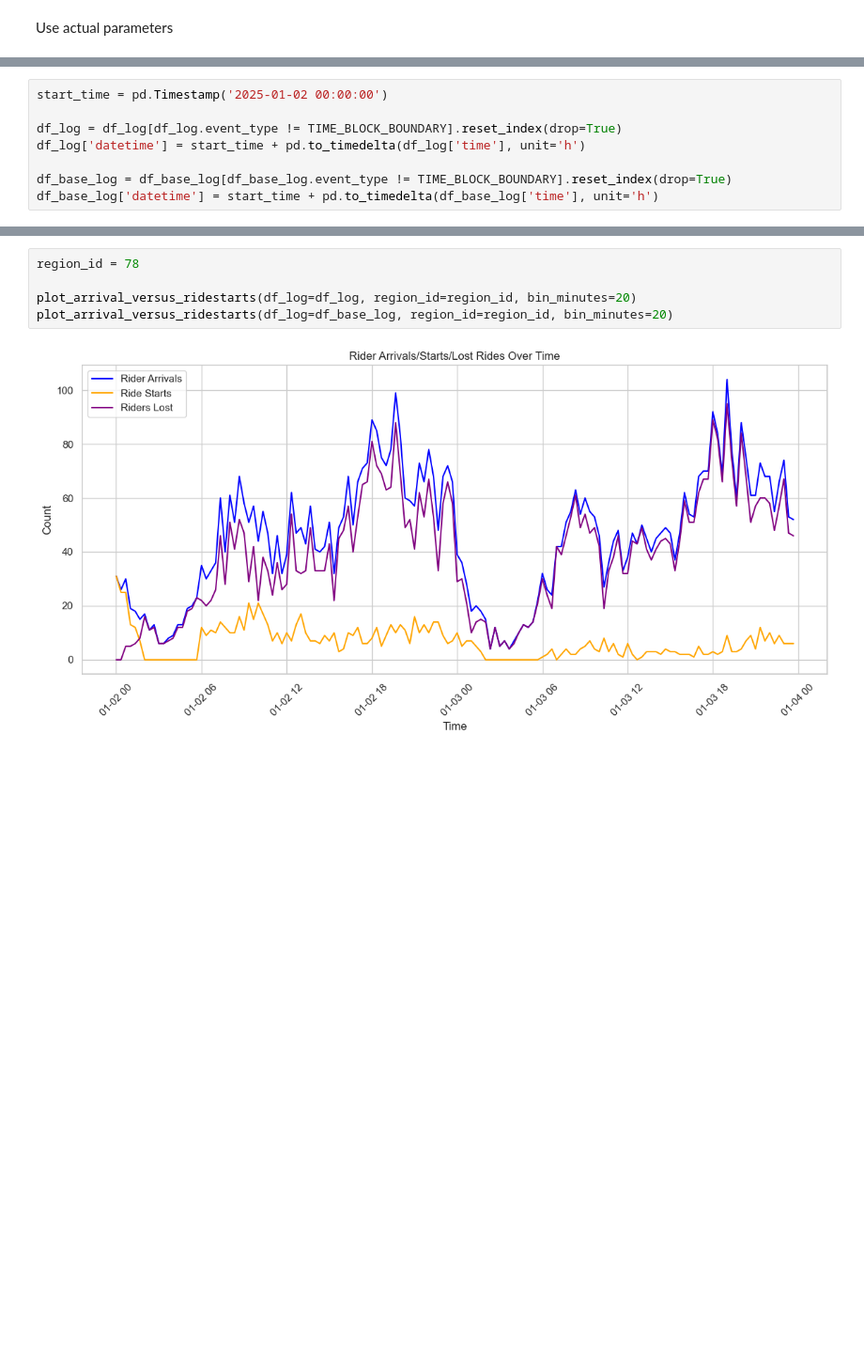
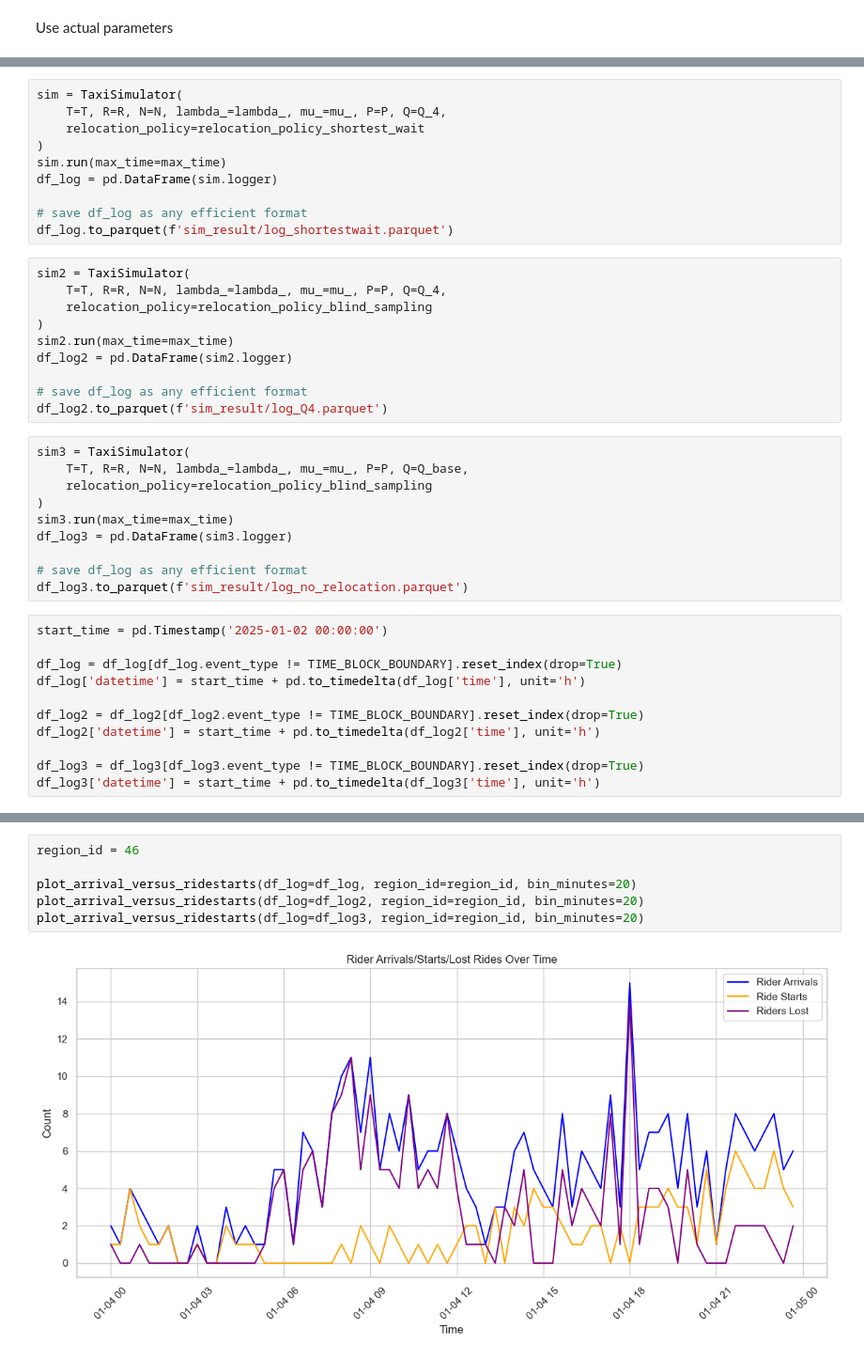
Before and after one commit to Readilyield/Robotaxi_Reposition_Project, a Jupyter notebook: simulate/simulate.ipynb, the cells around one changed output, grey strips where cells are left out. Shown at 94% size. Drawn from its saved outputs; the diff is of its cells as text; blank space fills up the shorter version.

Commit message:
fix gurobi (e, f constraints). add JLCR and shortest wait policies

```diff
--- a/simulate/simulate.ipynb
+++ b/simulate/simulate.ipynb
@@ -62,8 +75,41 @@ df_base_log = pd.DataFrame(sim_base.logger)
+# %%
+sim = TaxiSimulator(
+    T=T, R=R, N=N, lambda_=lambda_, mu_=mu_, P=P, Q=Q_4,
+    relocation_policy=relocation_policy_shortest_wait
+)
+sim.run(max_time=max_time)
+df_log = pd.DataFrame(sim.logger)
+
+# save df_log as any efficient format
+df_log.to_parquet(f'sim_result/log_shortestwait.parquet')
+# %%
+sim2 = TaxiSimulator(
+    T=T, R=R, N=N, lambda_=lambda_, mu_=mu_, P=P, Q=Q_4,
+    relocation_policy=relocation_policy_blind_sampling
+)
+sim2.run(max_time=max_time)
+df_log2 = pd.DataFrame(sim2.logger)
+
+# save df_log as any efficient format
+df_log2.to_parquet(f'sim_result/log_Q4.parquet')
+# %%
+sim3 = TaxiSimulator(
+    T=T, R=R, N=N, lambda_=lambda_, mu_=mu_, P=P, Q=Q_base,
+    relocation_policy=relocation_policy_blind_sampling
+)
+sim3.run(max_time=max_time)
+df_log3 = pd.DataFrame(sim3.logger)
+
+# save df_log as any efficient format
+df_log3.to_parquet(f'sim_result/log_no_relocation.parquet')
 # %%
 start_time = pd.Timestamp('2025-01-02 00:00:00')
 
 df_log = df_log[df_log.event_type != TIME_BLOCK_BOUNDARY].reset_index(drop=True)
 df_log['datetime'] = start_time + pd.to_timedelta(df_log['time'], unit='h')
 
-df_base_log = df_base_log[df_base_log.event_type != TIME_BLOCK_BOUNDARY].reset_index(drop=True)
-df_base_log['datetime'] = start_time + pd.to_timedelta(df_base_log['time'], unit='h')
+df_log2 = df_log2[df_log2.event_type != TIME_BLOCK_BOUNDARY].reset_index(drop=True)
+df_log2['datetime'] = start_time + pd.to_timedelta(df_log2['time'], unit='h')
+
+df_log3 = df_log3[df_log3.event_type != TIME_BLOCK_BOUNDARY].reset_index(drop=True)
+df_log3['datetime'] = start_time + pd.to_timedelta(df_log3['time'], unit='h')
@@ -154,7 +116,8 @@ def plot_arrival_versus_ridestarts(df_log, region_id, bin_minutes):
 # %%
-region_id = 78
+region_id = 46
 
 plot_arrival_versus_ridestarts(df_log=df_log, region_id=region_id, bin_minutes=20)
-plot_arrival_versus_ridestarts(df_log=df_base_log, region_id=region_id, bin_minutes=20)
+plot_arrival_versus_ridestarts(df_log=df_log2, region_id=region_id, bin_minutes=20)
+plot_arrival_versus_ridestarts(df_log=df_log3, region_id=region_id, bin_minutes=20)
 # %% [output]
-[figure, old version]
+[figure, new version]
```
Also changed, not shown: parts of 8 cells of this notebook, 5 other files.
